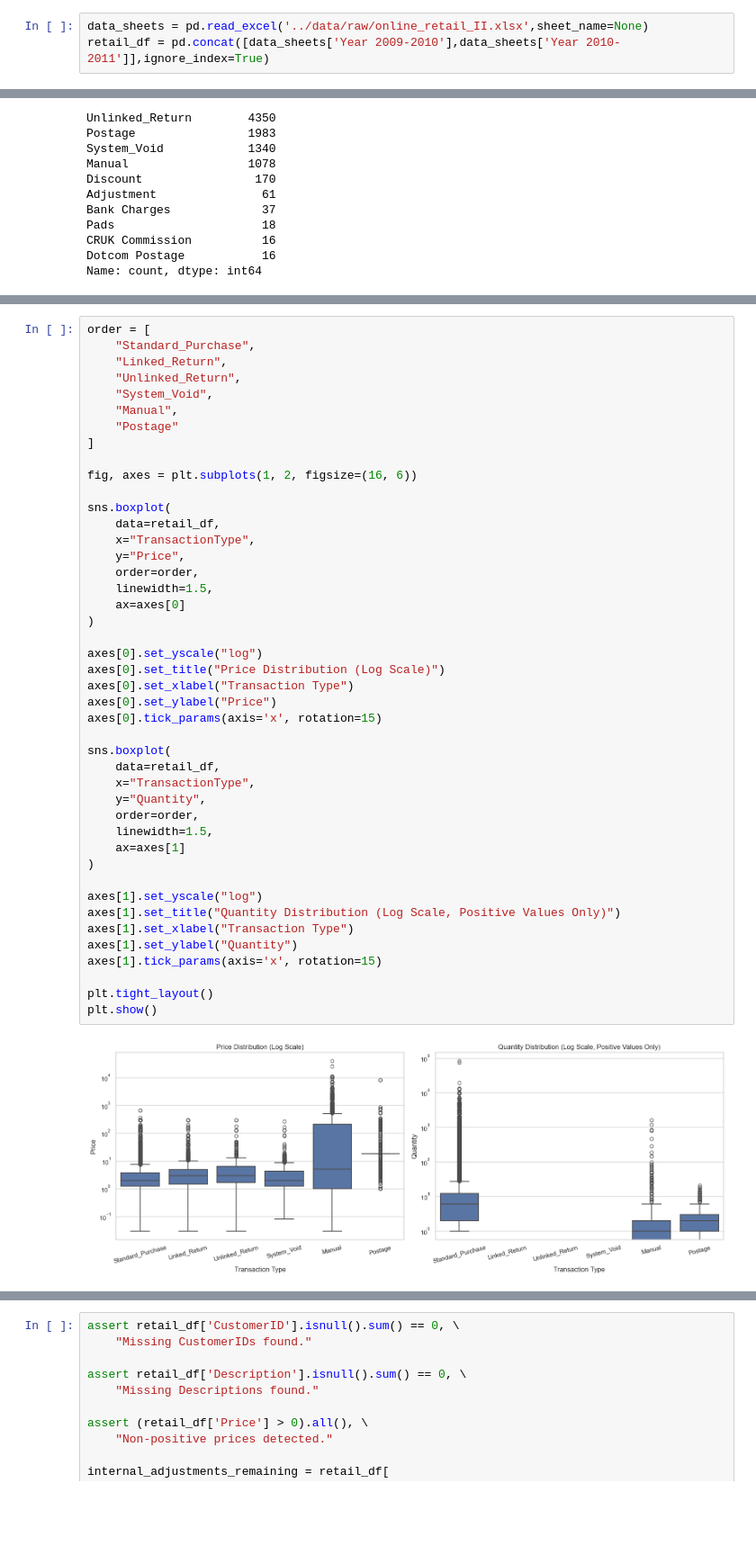
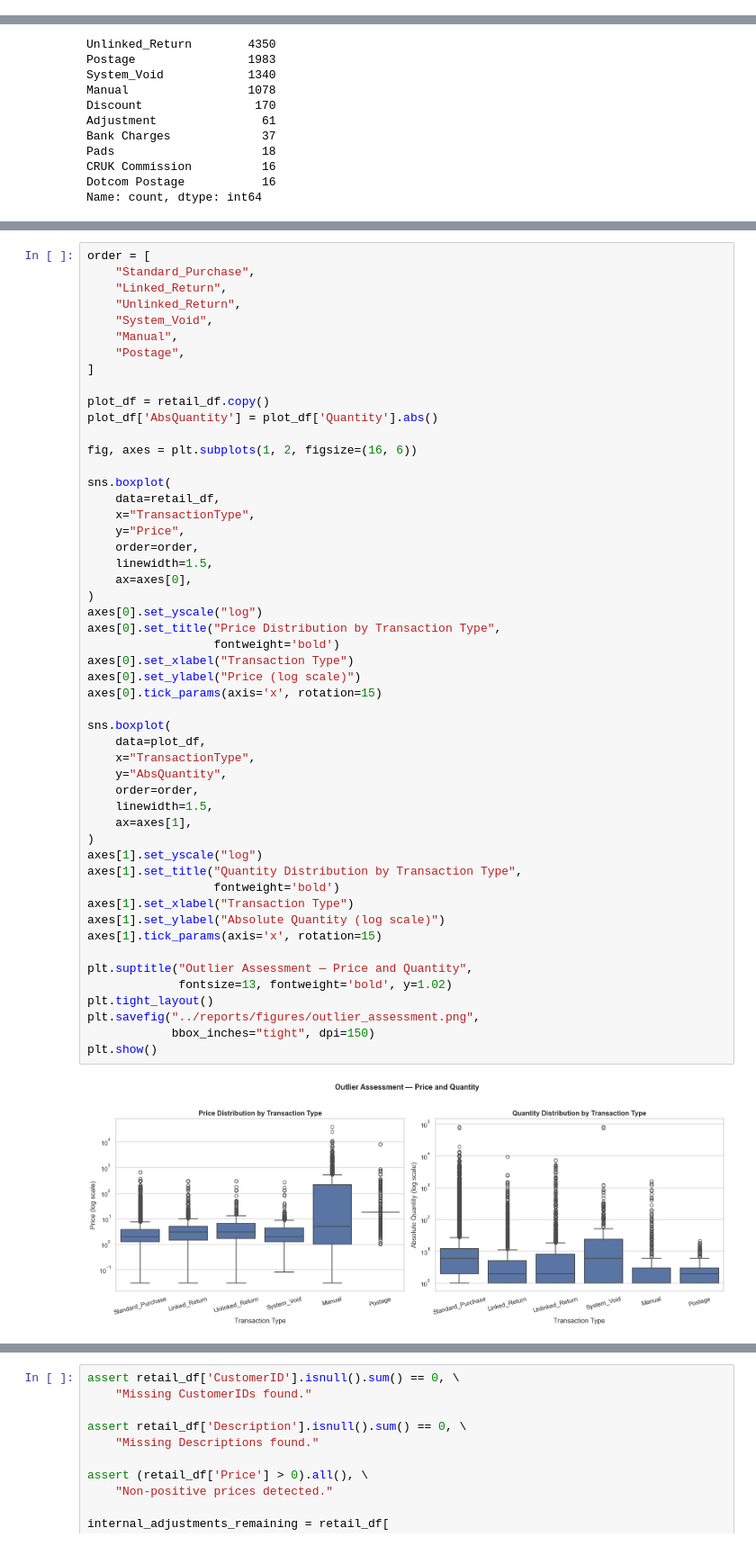
Before and after one commit to stefanobrusadelli/customer-churn-prediction, a Jupyter notebook: notebook/01_data_cleaning.ipynb, the cells around one changed output, grey strips where cells are left out. Shown at 90% size. Saved outputs shown, nothing was run; the diff lists cells and outputs as text; blank space fills up the shorter version.

```diff
--- a/notebook/01_data_cleaning.ipynb
+++ b/notebook/01_data_cleaning.ipynb
@@ -22,5 +72,2 @@ sns.set_theme(style="whitegrid")
-# %%
-data_sheets = pd.read_excel('../data/raw/online_retail_II.xlsx',sheet_name=None)
-retail_df = pd.concat([data_sheets['Year 2009-2010'],data_sheets['Year 2010-2011']],ignore_index=True)
 # %% [markdown]
 ## 2. Initial Data Audit
@@ -423,43 +643,50 @@ order = [
     "Unlinked_Return",
     "System_Void",
     "Manual",
-    "Postage"
+    "Postage",
 ]
+
+plot_df = retail_df.copy()
+plot_df['AbsQuantity'] = plot_df['Quantity'].abs()
 
 fig, axes = plt.subplots(1, 2, figsize=(16, 6))
 
 sns.boxplot(
     data=retail_df,
     x="TransactionType",
     y="Price",
     order=order,
     linewidth=1.5,
-    ax=axes[0]
+    ax=axes[0],
 )
-
 axes[0].set_yscale("log")
-axes[0].set_title("Price Distribution (Log Scale)")
+axes[0].set_title("Price Distribution by Transaction Type",
+                  fontweight='bold')
 axes[0].set_xlabel("Transaction Type")
-axes[0].set_ylabel("Price")
+axes[0].set_ylabel("Price (log scale)")
 axes[0].tick_params(axis='x', rotation=15)
 
 sns.boxplot(
-    data=retail_df,
+    data=plot_df,
     x="TransactionType",
-    y="Quantity",
+    y="AbsQuantity",
     order=order,
     linewidth=1.5,
-    ax=axes[1]
+    ax=axes[1],
 )
-
 axes[1].set_yscale("log")
-axes[1].set_title("Quantity Distribution (Log Scale, Positive Values Only)")
+axes[1].set_title("Quantity Distribution by Transaction Type",
+                  fontweight='bold')
 axes[1].set_xlabel("Transaction Type")
-axes[1].set_ylabel("Quantity")
+axes[1].set_ylabel("Absolute Quantity (log scale)")
 axes[1].tick_params(axis='x', rotation=15)
 
+plt.suptitle("Outlier Assessment — Price and Quantity",
+             fontsize=13, fontweight='bold', y=1.02)
 plt.tight_layout()
+plt.savefig("../reports/figures/outlier_assessment.png",
+            bbox_inches="tight", dpi=150)
 plt.show()
 # %% [output]
-[figure, old version]
+[figure, new version]
 # %% [markdown]
```
Also changed, not shown: parts of 45 cells of this notebook.
